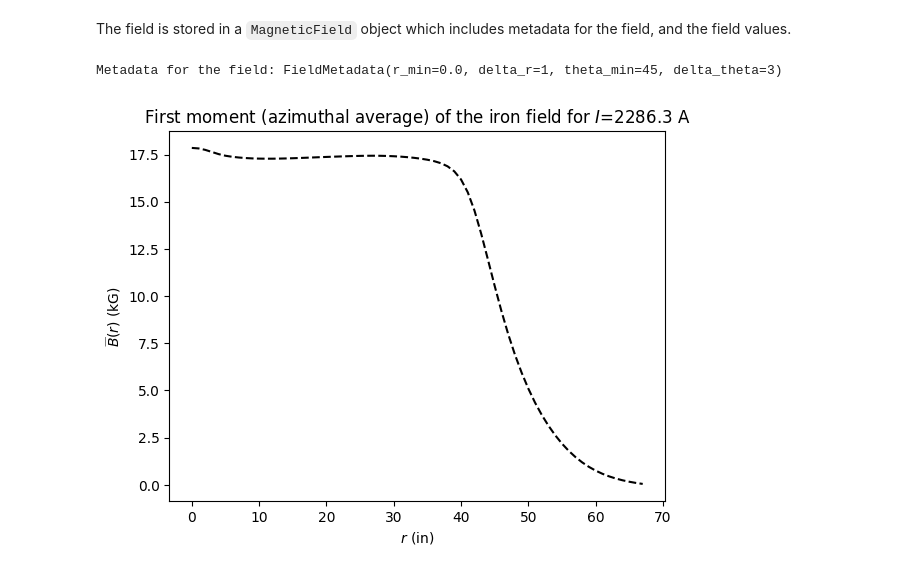
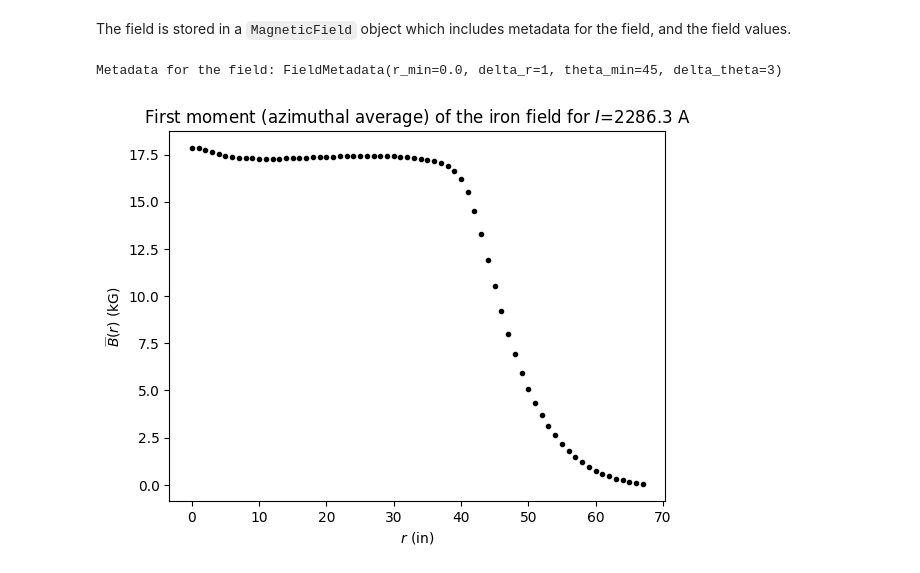
Before and after one commit to lbnl-88ops/cyclotron.analysis, a Jupyter notebook: cyclotron_analysis.ipynb, the cells around one changed output. Drawn from its saved outputs; the diff is of its cells as text; code cells hidden in the pictures.

Commit message:
added magnetic field plots

```diff
--- a/cyclotron_analysis.ipynb
+++ b/cyclotron_analysis.ipynb
@@ -46,11 +46,11 @@ The field is stored in a `MagneticField` object which includes metadata for the
 # %%
 import matplotlib.pyplot as plt
 print(f'Metadata for the field: {iron_field.metadata}')
-plt.plot(iron_field.r_values, iron_field.first_moment()/1000, 'k--')
+plt.plot(iron_field.r_values, iron_field.first_moment()/1000, 'k.')
 plt.xlabel(r'$r$ (in)')
 plt.ylabel(r'$\widebar{B}(r)$ (kG)')
 plt.title(f'First moment (azimuthal average) of the iron field for $I$={main_current:.1f} A')
 plt.show()
 # %% [output]
 Metadata for the field: FieldMetadata(r_min=0.0, delta_r=1, theta_min=45, delta_theta=3)
-[figure, old version]
+[figure, new version]
```
Also changed, not shown: parts of 3 cells of this notebook.
